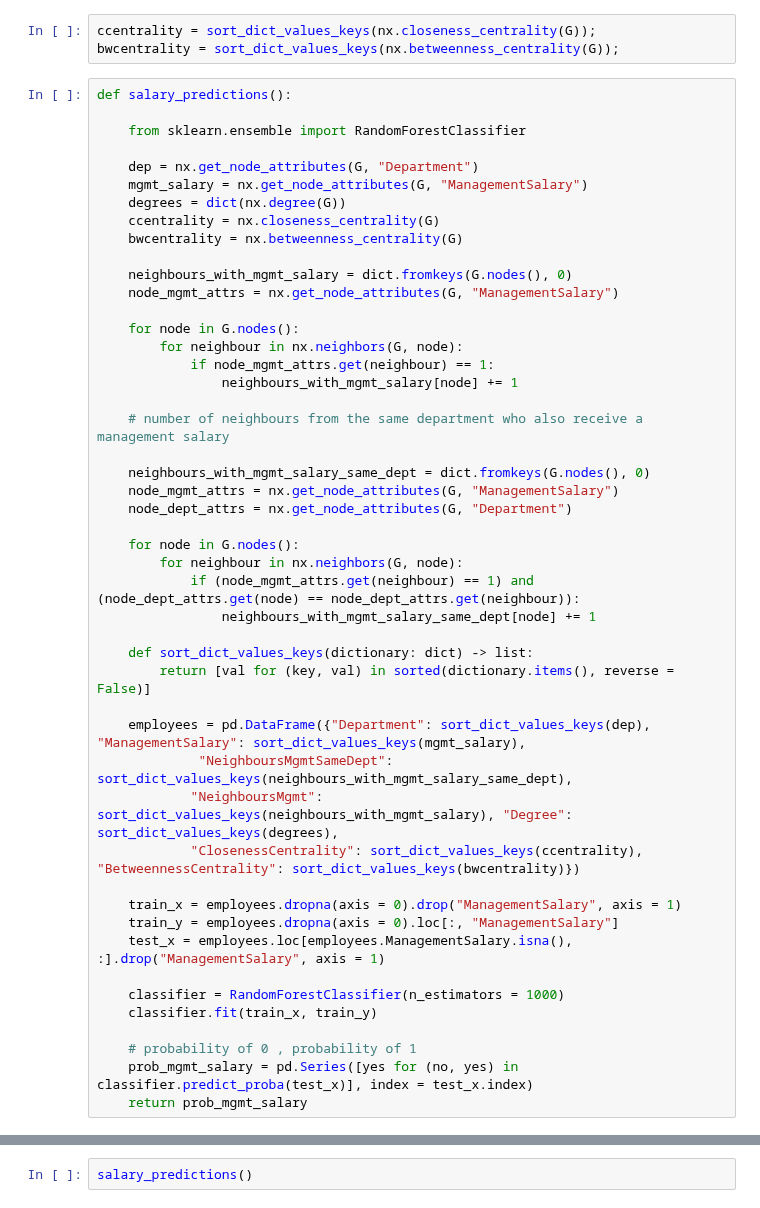
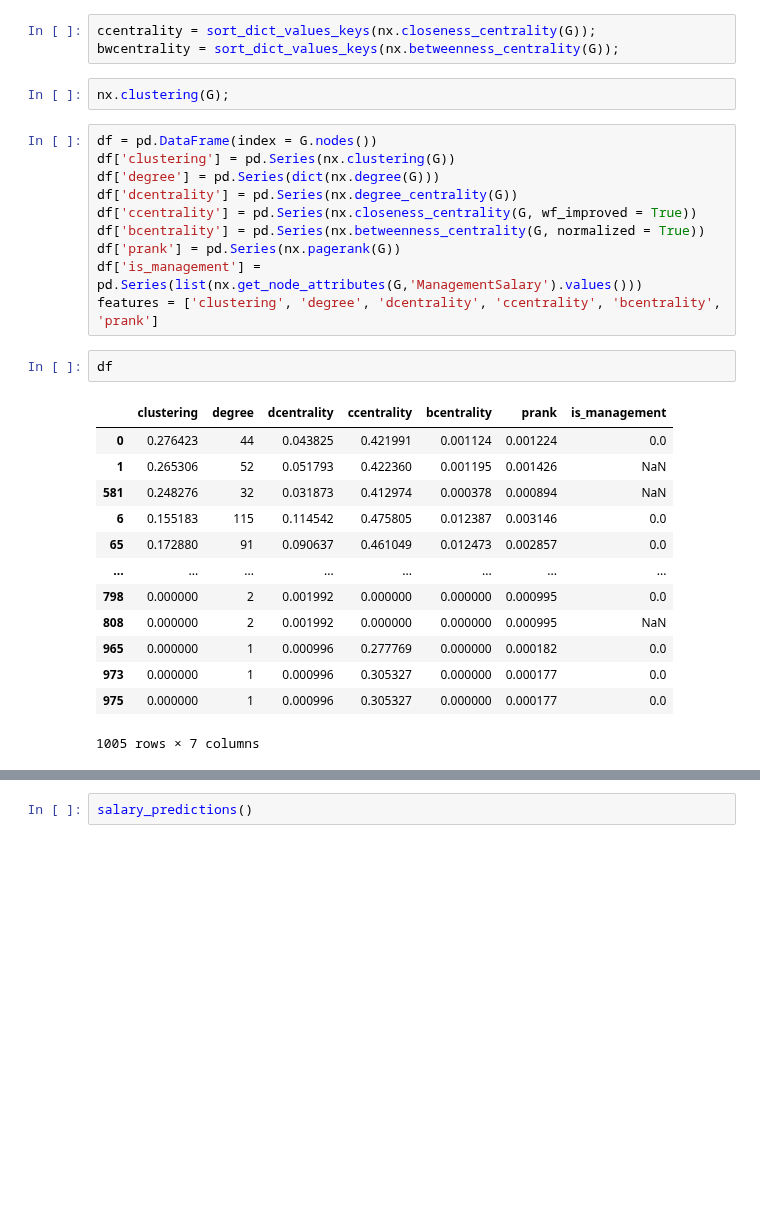
Before and after one commit to anoban/Applied-Social-Network-Analysis-in-Python, a Jupyter notebook: assignments/Assignment 4/assignment4.ipynb, the cells around one changed output, grey strips where cells are left out. Cells and saved outputs as stored; diff of their text form; blank space fills up the shorter version.

```diff
--- a/assignments/Assignment 4/assignment4.ipynb
+++ b/assignments/Assignment 4/assignment4.ipynb
@@ -327,51 +328,31 @@ accuracy_score(train_y, predictions)
 # %%
 ccentrality = sort_dict_values_keys(nx.closeness_centrality(G));
 bwcentrality = sort_dict_values_keys(nx.betweenness_centrality(G));
-# %%
-def salary_predictions():
-
-    from sklearn.ensemble import RandomForestClassifier
-
-    dep = nx.get_node_attributes(G, "Department")
-    mgmt_salary = nx.get_node_attributes(G, "ManagementSalary")
-    degrees = dict(nx.degree(G))
-    ccentrality = nx.closeness_centrality(G)
-    bwcentrality = nx.betweenness_centrality(G)
-
-    neighbours_with_mgmt_salary = dict.fromkeys(G.nodes(), 0)
-    node_mgmt_attrs = nx.get_node_attributes(G, "ManagementSalary")
-
-    for node in G.nodes():
-        for neighbour in nx.neighbors(G, node):
-            if node_mgmt_attrs.get(neighbour) == 1:
-                neighbours_with_mgmt_salary[node] += 1
-
-    # number of neighbours from the same department who also receive a management salary
-
-    neighbours_with_mgmt_salary_same_dept = dict.fromkeys(G.nodes(), 0)
-    node_mgmt_attrs = nx.get_node_attributes(G, "ManagementSalary")
-    node_dept_attrs = nx.get_node_attributes(G, "Department")
-
-    for node in G.nodes():
-        for neighbour in nx.neighbors(G, node):
-            if (node_mgmt_attrs.get(neighbour) == 1) and (node_dept_attrs.get(node) == node_dept_attrs.get(neighbour)):
-                neighbours_with_mgmt_salary_same_dept[node] += 1
-
-    def sort_dict_values_keys(dictionary: dict) -> list:
-        return [val for (key, val) in sorted(dictionary.items(), reverse = False)]
-
-    employees = pd.DataFrame({"Department": sort_dict_values_keys(dep), "ManagementSalary": sort_dict_values_keys(mgmt_salary),
-             "NeighboursMgmtSameDept": sort_dict_values_keys(neighbours_with_mgmt_salary_same_dept),
-            "NeighboursMgmt": sort_dict_values_keys(neighbours_with_mgmt_salary), "Degree": sort_dict_values_keys(degrees),
-            "ClosenessCentrality": sort_dict_values_keys(ccentrality), "BetweennessCentrality": sort_dict_values_keys(bwcentrality)})
-
-    train_x = employees.dropna(axis = 0).drop("ManagementSalary", axis = 1)
-    train_y = employees.dropna(axis = 0).loc[:, "ManagementSalary"]
-    test_x = employees.loc[employees.ManagementSalary.isna(), :].drop("ManagementSalary", axis = 1)
-
-    classifier = RandomForestClassifier(n_estimators = 1000)
-    classifier.fit(train_x, train_y)
-
-    # probability of 0 , probability of 1
-    prob_mgmt_salary = pd.Series([yes for (no, yes) in classifier.predict_proba(test_x)], index = test_x.index)
-    return prob_mgmt_salary
+# %%
+nx.clustering(G);
+# %%
+df = pd.DataFrame(index = G.nodes())
+df['clustering'] = pd.Series(nx.clustering(G))
+df['degree'] = pd.Series(dict(nx.degree(G)))
+df['dcentrality'] = pd.Series(nx.degree_centrality(G))
+df['ccentrality'] = pd.Series(nx.closeness_centrality(G, wf_improved = True))
+df['bcentrality'] = pd.Series(nx.betweenness_centrality(G, normalized = True))
+df['prank'] = pd.Series(nx.pagerank(G))
+df['is_management'] = pd.Series(list(nx.get_node_attributes(G,'ManagementSalary').values()))
+features = ['clustering', 'degree', 'dcentrality', 'ccentrality', 'bcentrality', 'prank']
+# %%
+df
+# %% [output]
+|  | clustering | degree | dcentrality | ccentrality | bcentrality | prank | is_management |
+| 0 | 0.276423 | 44 | 0.043825 | 0.421991 | 0.001124 | 0.001224 | 0.0 |
+| 1 | 0.265306 | 52 | 0.051793 | 0.422360 | 0.001195 | 0.001426 | NaN |
+| 581 | 0.248276 | 32 | 0.031873 | 0.412974 | 0.000378 | 0.000894 | NaN |
+| 6 | 0.155183 | 115 | 0.114542 | 0.475805 | 0.012387 | 0.003146 | 0.0 |
+| 65 | 0.172880 | 91 | 0.090637 | 0.461049 | 0.012473 | 0.002857 | 0.0 |
+| ... | ... | ... | ... | ... | ... | ... | ... |
+| 798 | 0.000000 | 2 | 0.001992 | 0.000000 | 0.000000 | 0.000995 | 0.0 |
+| 808 | 0.000000 | 2 | 0.001992 | 0.000000 | 0.000000 | 0.000995 | NaN |
+| 965 | 0.000000 | 1 | 0.000996 | 0.277769 | 0.000000 | 0.000182 | 0.0 |
+| 973 | 0.000000 | 1 | 0.000996 | 0.305327 | 0.000000 | 0.000177 | 0.0 |
+| 975 | 0.000000 | 1 | 0.000996 | 0.305327 | 0.000000 | 0.000177 | 0.0 |
+1005 rows × 7 columns
```
Also changed, not shown: parts of 39 cells of this notebook.
